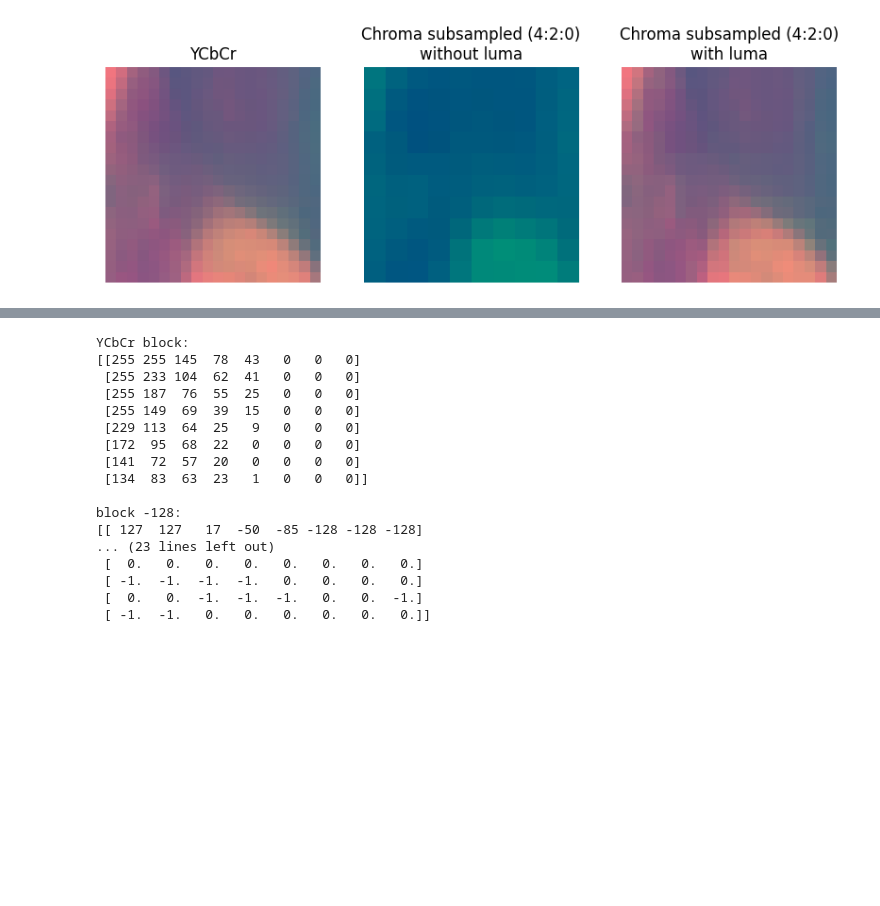
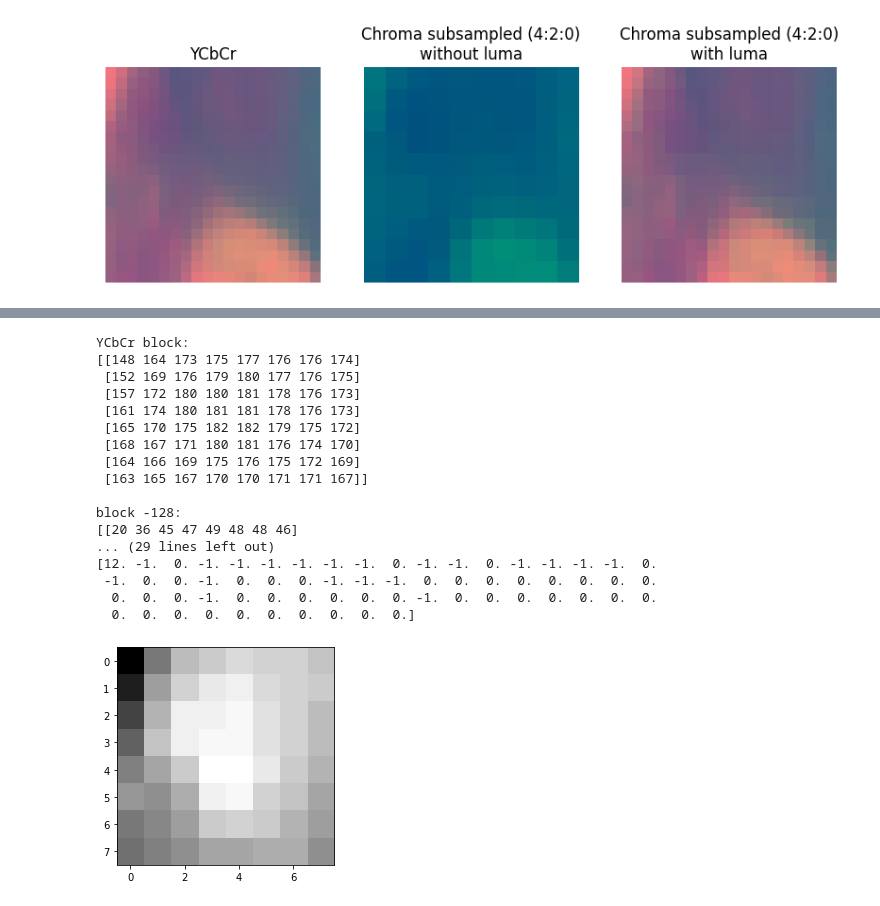
Before and after one commit to svenschreiber/jpeg_compression, a Jupyter notebook: jpeg_compression.ipynb, the cells around one changed output, grey strips where cells are left out. Drawn from its saved outputs; the diff is of its cells as text; code cells hidden in the pictures; blank space fills up the shorter version.

Commit message:
use block (1,1) for visualization

```diff
--- a/jpeg_compression.ipynb
+++ b/jpeg_compression.ipynb
@@ -243,48 +270,56 @@ QTC = np.array([[17, 18, 24, 47, 99, 99, 99, 99],
                 [99, 99, 99, 99, 99, 99, 99, 99],
                 [99, 99, 99, 99, 99, 99, 99, 99],
                 [99, 99, 99, 99, 99, 99, 99, 99],
                 [99, 99, 99, 99, 99, 99, 99, 99]])
 
-Q = 20
+Q = 50
 S = 5000/Q if Q < 50 else 200 - 2*Q
 QTY = np.clip(np.floor((S * QTY + 50) / 100), 1, None)
 QTC = np.clip(np.floor((S * QTC + 50) / 100), 1, None)
 
-(x, y) = (0, 0)
-block = img[x:x+8,y:y+8,0]
+#(x, y) = (20, 30)
+(x, y) = (1, 1)
+block = img[x:x+8,y:y+8,1]
+plt.imshow(img[x:x+8,y:y+8,1], cmap="gray")
 print("YCbCr block:")
 print(block)
 print()
 
 block = block.astype(np.int16) - 128
 print("block -128:")
 print(block)
 print()
 
 block = cv2.dct(block.astype(np.float32)).astype(np.int16)
 print("dct:")
 print(block)
 print()
 
-block = block // QTY
+block = block // QTC
 print("quantization:")
 print(block)
 print()
+
+block = reorder_zigzag(block)
+print("zigzag:")
+print(block)
+print()
 # %% [output]
 YCbCr block:
-[[255 255 145  78  43   0   0   0]
- [255 233 104  62  41   0   0   0]
- [255 187  76  55  25   0   0   0]
- [255 149  69  39  15   0   0   0]
- [229 113  64  25   9   0   0   0]
- [172  95  68  22   0   0   0   0]
- [141  72  57  20   0   0   0   0]
- [134  83  63  23   1   0   0   0]]
+[[148 164 173 175 177 176 176 174]
+ [152 169 176 179 180 177 176 175]
+ [157 172 180 180 181 178 176 173]
+ [161 174 180 181 181 178 176 173]
+ [165 170 175 182 182 179 175 172]
+ [168 167 171 180 181 176 174 170]
+ [164 166 169 175 176 175 172 169]
+ [163 165 167 170 170 171 171 167]]
 
 block -128:
-[[ 127  127   17  -50  -85 -128 -128 -128]
-... (23 lines left out)
- [  0.   0.   0.   0.   0.   0.   0.   0.]
- [ -1.  -1.  -1.  -1.   0.   0.   0.   0.]
- [  0.   0.  -1.  -1.  -1.   0.   0.  -1.]
- [ -1.  -1.   0.   0.   0.   0.   0.   0.]]
+[[20 36 45 47 49 48 48 46]
+... (29 lines left out)
+[12. -1.  0. -1. -1. -1. -1. -1. -1.  0. -1. -1.  0. -1. -1. -1. -1.  0.
+ -1.  0.  0. -1.  0.  0.  0. -1. -1. -1.  0.  0.  0.  0.  0.  0.  0.  0.
+  0.  0.  0. -1.  0.  0.  0.  0.  0.  0. -1.  0.  0.  0.  0.  0.  0.  0.
+  0.  0.  0.  0.  0.  0.  0.  0.  0.  0.]
+[figure, added]
```
Also changed, not shown: parts of 1 cell of this notebook.
